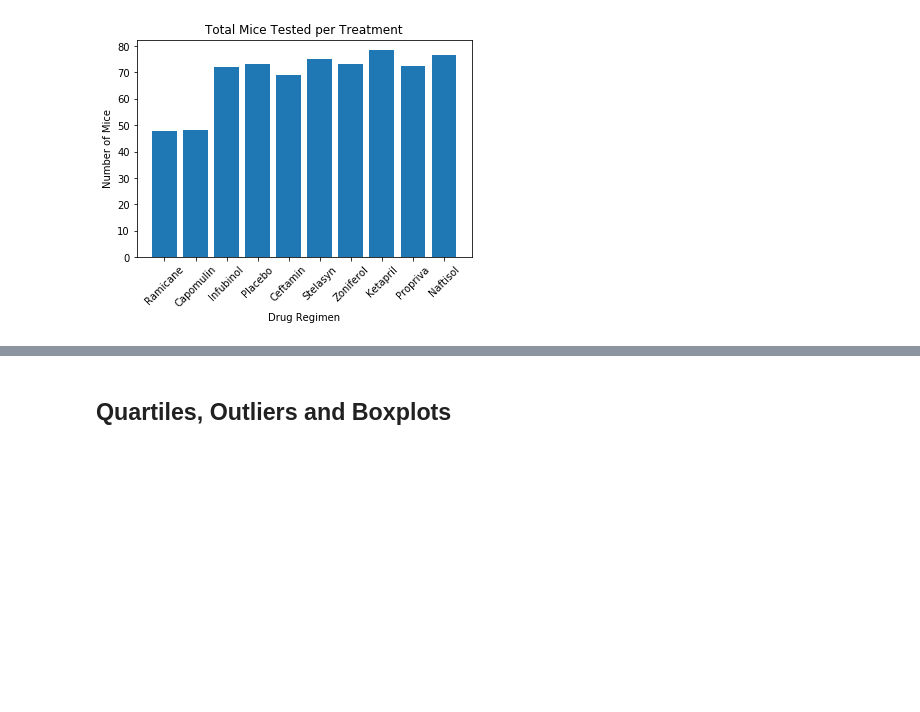
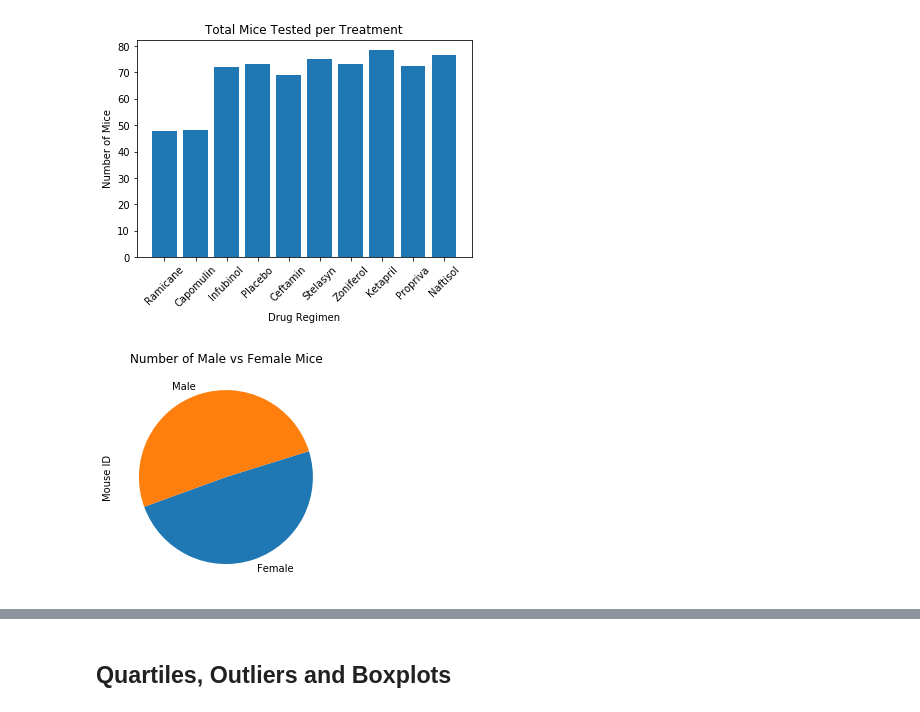
Before and after one commit to hauckc21/Matplotlib-challenge, a Jupyter notebook: Pymaceuticals/pymaceuticals.ipynb, the cells around one changed output, grey strips where cells are left out. Drawn from its saved outputs; the diff is of its cells as text; code cells hidden in the pictures; blank space fills up the shorter version.

```diff
--- a/Pymaceuticals/pymaceuticals.ipynb
+++ b/Pymaceuticals/pymaceuticals.ipynb
@@ -99,4 +99,10 @@ plt.xticks(rotation=45)
 # %% [output]
 ([0, 1, 2, 3, 4, 5, 6, 7, 8, 9], <a list of 10 Text xticklabel objects>)
 [figure]
+# %%
+# Generate a pie plot showing the distribution of female versus male mice using pandas
+mouse_sex = clean_data.groupby("Sex").count()["Mouse ID"]
+mouse_sex_plot = mouse_sex.plot.pie(y="Sex", title="Number of Male vs Female Mice", startangle=200)
+# %% [output]
+[figure, added]
 # %%
```
Also changed, not shown: parts of 4 cells of this notebook.
